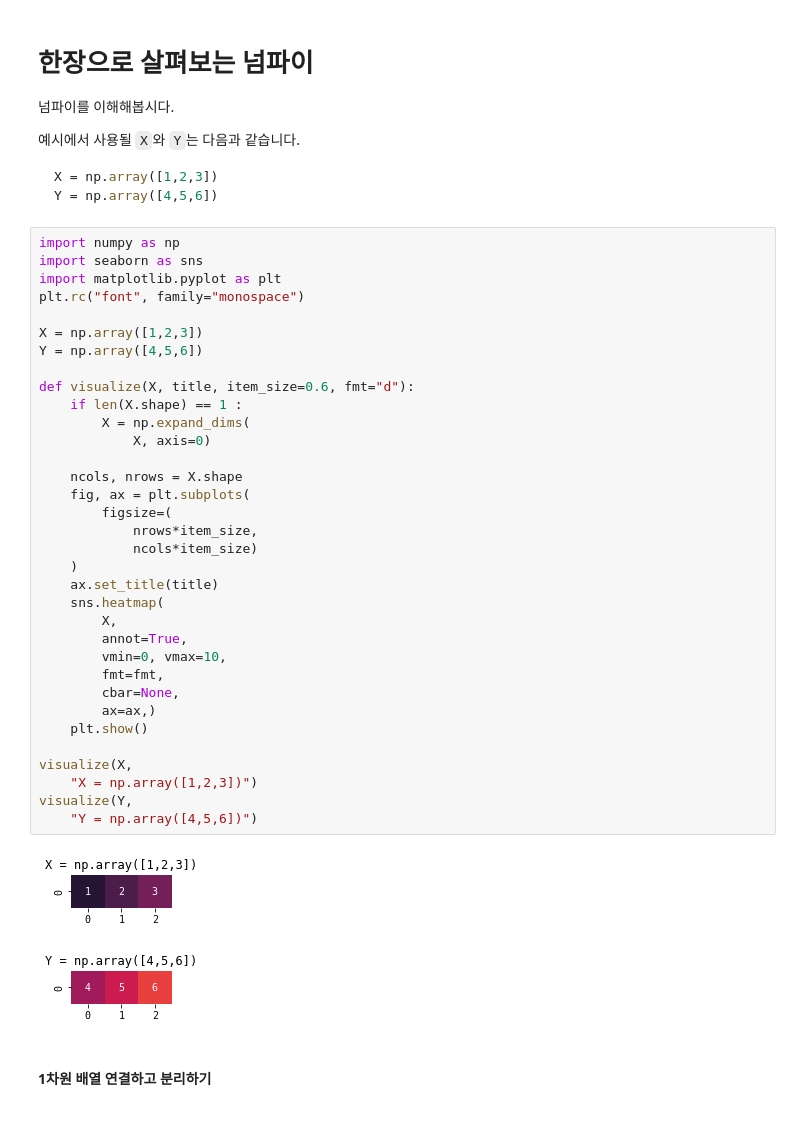
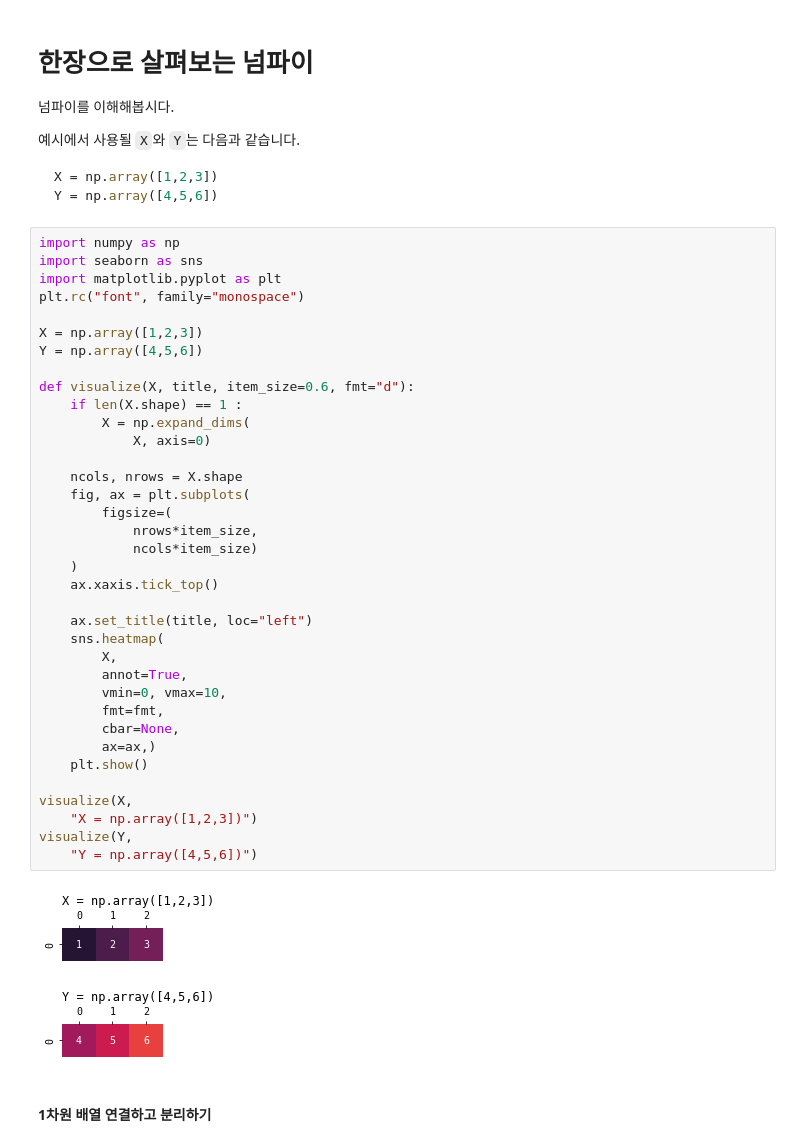
Before and after one commit to Pseudo-Lab/cheat-sheet, a Jupyter notebook: docs/assets/numpy.ipynb, the cells around one changed output. Drawn from its saved outputs; the diff is of its cells as text.

```diff
--- a/docs/assets/numpy.ipynb
+++ b/docs/assets/numpy.ipynb
@@ -17,36 +17,38 @@ import matplotlib.pyplot as plt
 plt.rc("font", family="monospace")
 
 X = np.array([1,2,3])
 Y = np.array([4,5,6])
 
 def visualize(X, title, item_size=0.6, fmt="d"):
     if len(X.shape) == 1 :
         X = np.expand_dims(
             X, axis=0)
 
     ncols, nrows = X.shape
     fig, ax = plt.subplots(
         figsize=(
             nrows*item_size,
             ncols*item_size)
     )
-    ax.set_title(title)
+    ax.xaxis.tick_top()
+
+    ax.set_title(title, loc="left")
     sns.heatmap(
         X,
         annot=True,
         vmin=0, vmax=10,
         fmt=fmt,
         cbar=None,
         ax=ax,)
     plt.show()
 
 visualize(X,
     "X = np.array([1,2,3])")
 visualize(Y,
     "Y = np.array([4,5,6])")
 # %% [output]
-[figure, old version]
+[figure, new version]
-[figure, old version]
+[figure, new version]
 # %% [markdown]
 #### 1차원 배열 연결하고 분리하기
 # %%
```
Also changed, not shown: parts of 9 cells of this notebook.
